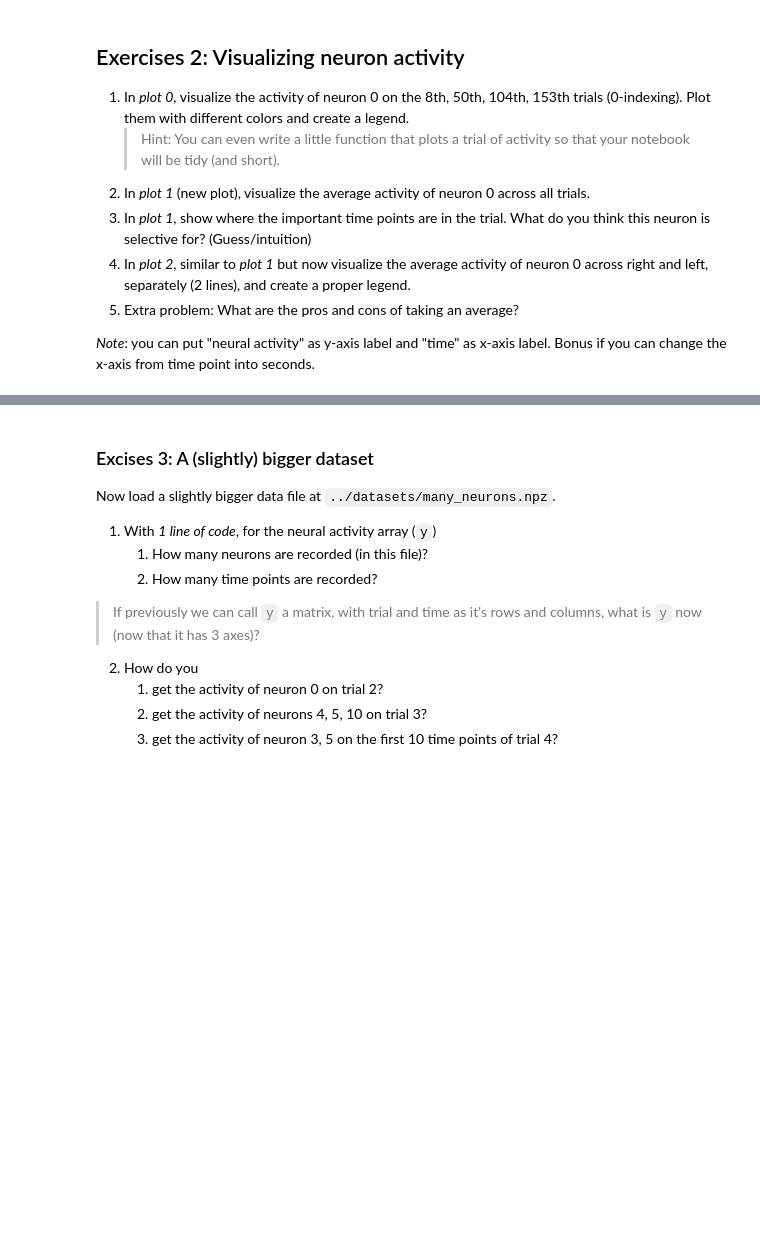
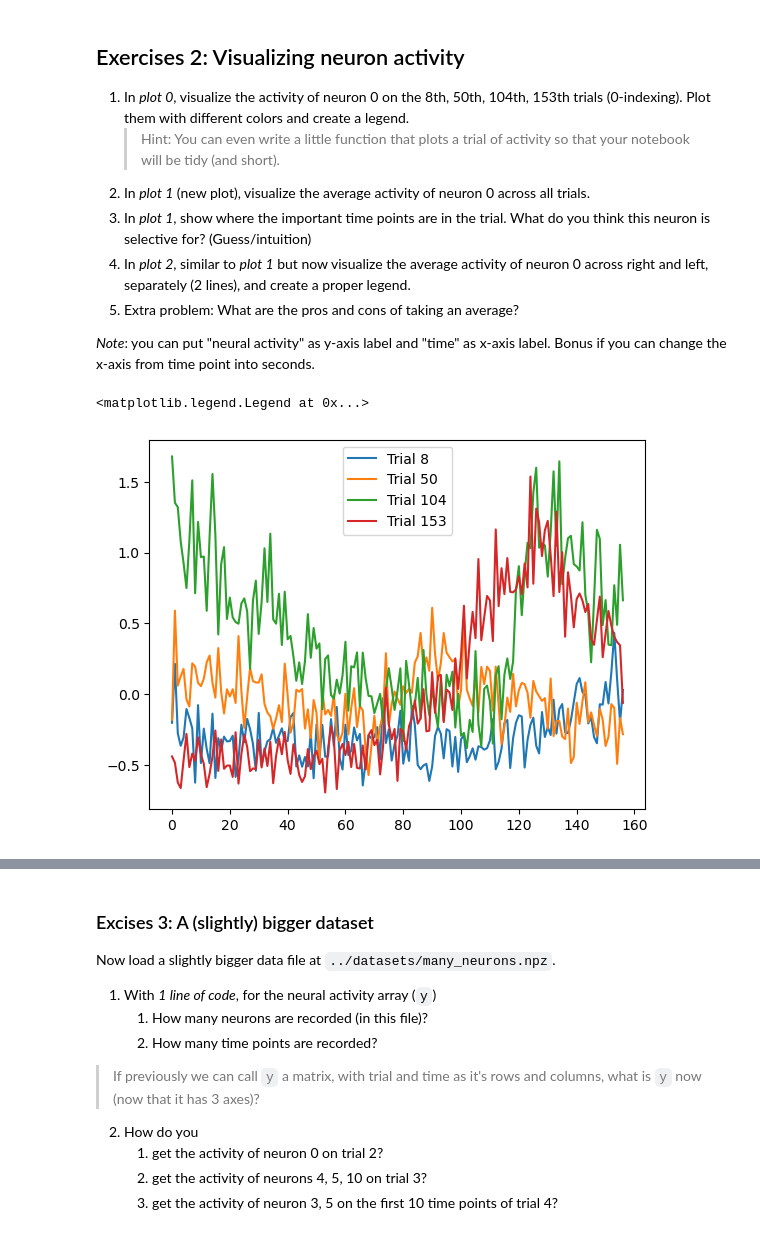
Before and after one commit to maggie-jiayizhang/pni_python_2025, a Jupyter notebook: notebooks/july_7.ipynb, the cells around one changed output, grey strips where cells are left out. Cells and saved outputs as stored; diff of their text form; code cells hidden in the pictures; blank space fills up the shorter version.

```diff
--- a/notebooks/july_7.ipynb
+++ b/notebooks/july_7.ipynb
@@ -39,3 +39,25 @@ data = dict(np.load(data_path, allow_pickle=True))
 5. How many types of trials are there? What are they? How many trials in total?
 # %%
 # put your code here
+# print out the keys
+print(list(data.keys()))
+
+# sampling rate of the data
+dt = data['dt']
+print(f"Sampling rate: {1/dt} Hz")
+
+# shape of y
+y = data['y']
+n_trials, n_times = y.shape
+# n_trials = y.shape[0]
+# n_times = y.shape[1]
+print(f"Number of trials: {n_trials}, Number of time points: {n_times}")
+
+# how long is a trial
+trial_length = n_times * dt
+print(f"Trial length: {trial_length} seconds")
+
+# how many left and right trials
+nL = data["nL"]
+nR = data["nR"]
+print(f"Number of left trials: {nL}, Number of right trials: {nR}")
@@ -52,5 +80,15 @@ data = dict(np.load(data_path, allow_pickle=True))
 Bonus if you can change the x-axis from time point into seconds.
 # %%
 # put your code here for plot 0
+toi = [8, 50, 104, 153]
+
+for tr in toi:
+    neural_act = y[tr, :]
+    plt.plot(neural_act, label=f"Trial {tr}")
+
+plt.legend()
+# %% [output]
+<matplotlib.legend.Legend at 0x...>
+[figure, added]
 # %%
 # put your code here for plot 1
```
Also changed, not shown: parts of 2 cells of this notebook, 4 other files.
